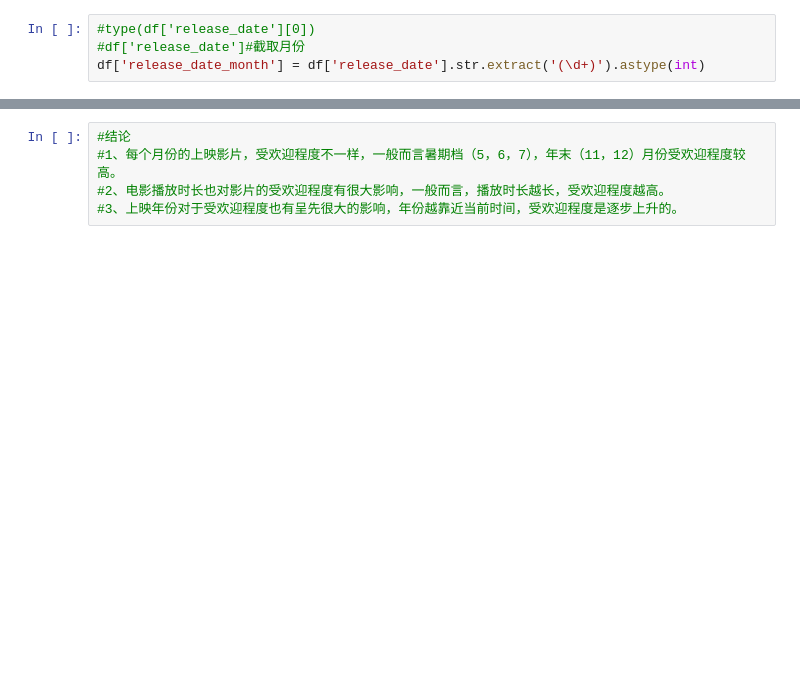
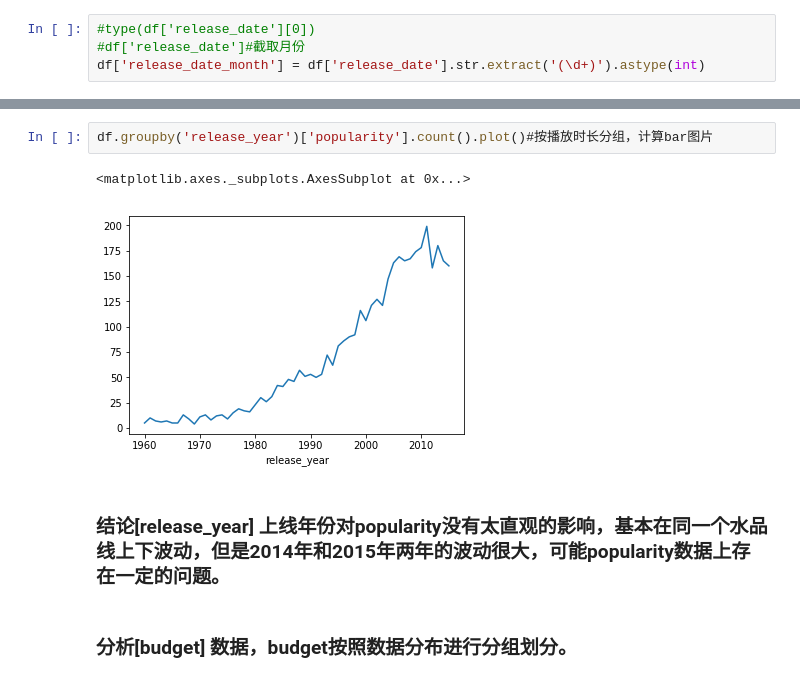
Before and after one commit to yuanguanjinkan/tongguan3, a Jupyter notebook: myWork.ipynb, the cells around one changed output, grey strips where cells are left out. Saved outputs shown, nothing was run; the diff lists cells and outputs as text; blank space fills up the shorter version.

```diff
--- a/myWork.ipynb
+++ b/myWork.ipynb
@@ -118,5 +173,9 @@ df.groupby('release_year')['popularity'].mean().plot(kind='bar')#按播放时长
-# %%
-#结论
-#1、每个月份的上映影片，受欢迎程度不一样，一般而言暑期档（5，6，7），年末（11，12）月份受欢迎程度较高。
-#2、电影播放时长也对影片的受欢迎程度有很大影响，一般而言，播放时长越长，受欢迎程度越高。
-#3、上映年份对于受欢迎程度也有呈先很大的影响，年份越靠近当前时间，受欢迎程度是逐步上升的。
+# %%
+df.groupby('release_year')['popularity'].count().plot()#按播放时长分组，计算bar图片
+# %% [output]
+<matplotlib.axes._subplots.AxesSubplot at 0x...>
+[figure, added]
+# %% [markdown]
+### 结论[release_year] 上线年份对popularity没有太直观的影响，基本在同一个水品线上下波动，但是2014年和2015年两年的波动很大，可能popularity数据上存在一定的问题。
+# %% [markdown]
+### 分析[budget]  数据，budget按照数据分布进行分组划分。
```
Also changed, not shown: parts of 28 cells of this notebook, 1 other file.
